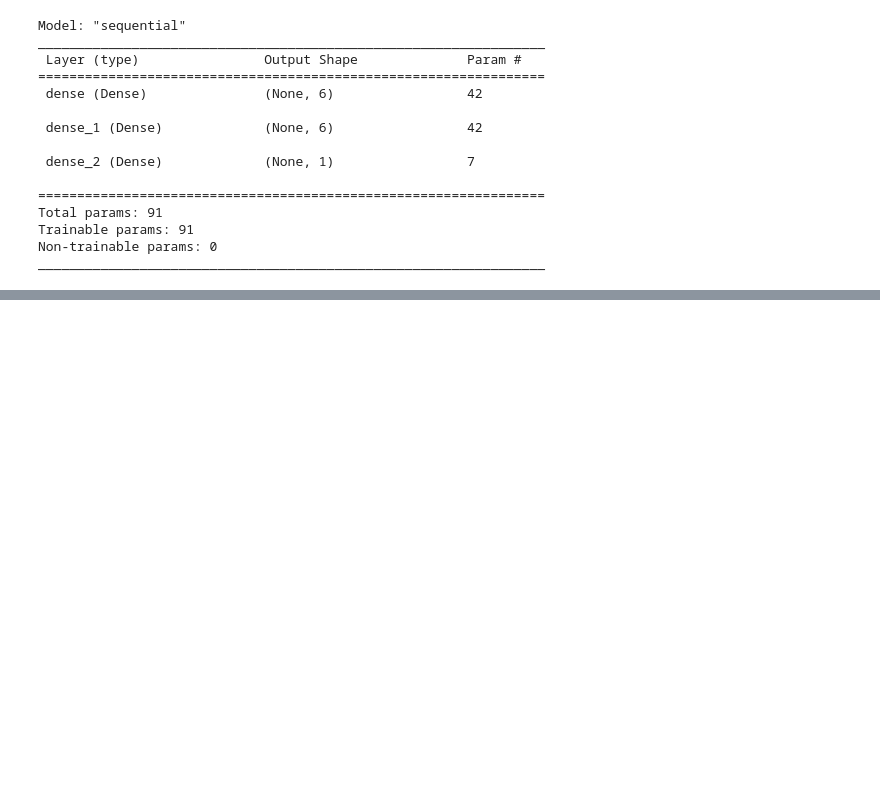
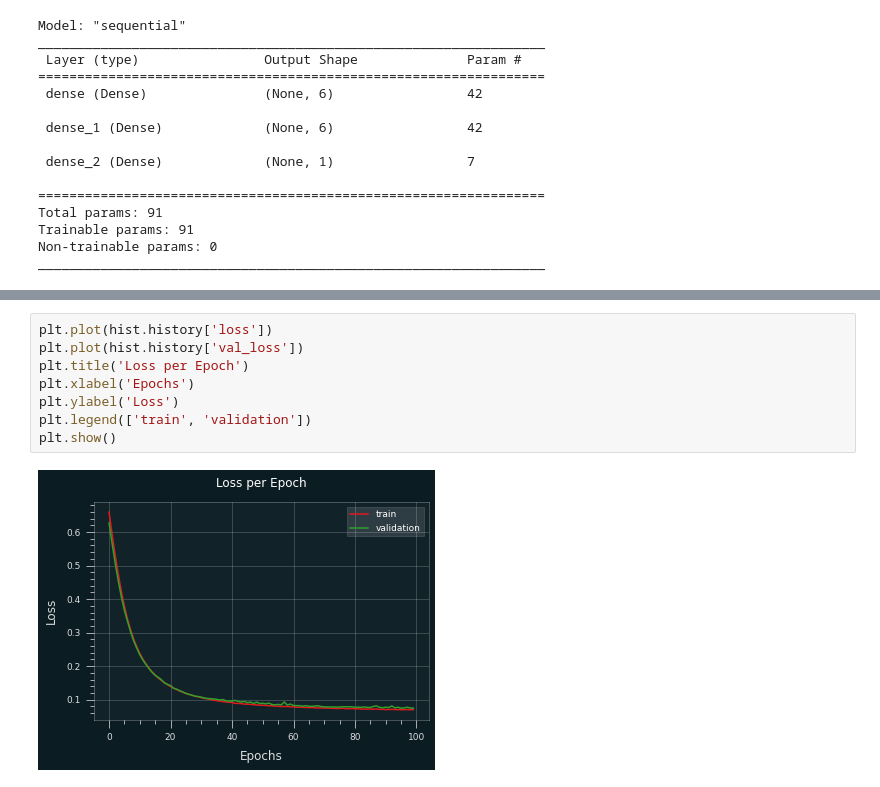
Before and after one commit to ViniciusBrSc/electrical_fault, a Jupyter notebook: code/models/ann_v2.ipynb, the cells around one changed output, grey strips where cells are left out. Saved outputs shown, nothing was run; the diff lists cells and outputs as text; blank space fills up the shorter version.

```diff
--- a/code/models/ann_v2.ipynb
+++ b/code/models/ann_v2.ipynb
@@ -101 +121,11 @@ plt.plot(hist.history['accuracy'])
+# %%
+plt.plot(hist.history['loss'])
+plt.plot(hist.history['val_loss'])
+plt.title('Loss per Epoch')
+plt.xlabel('Epochs')
+plt.ylabel('Loss')
+plt.legend(['train', 'validation'])
+plt.show()
+# %% [output]
+[figure, added]
 # %%
```
Also changed, not shown: parts of 18 cells of this notebook, 9 other files.
